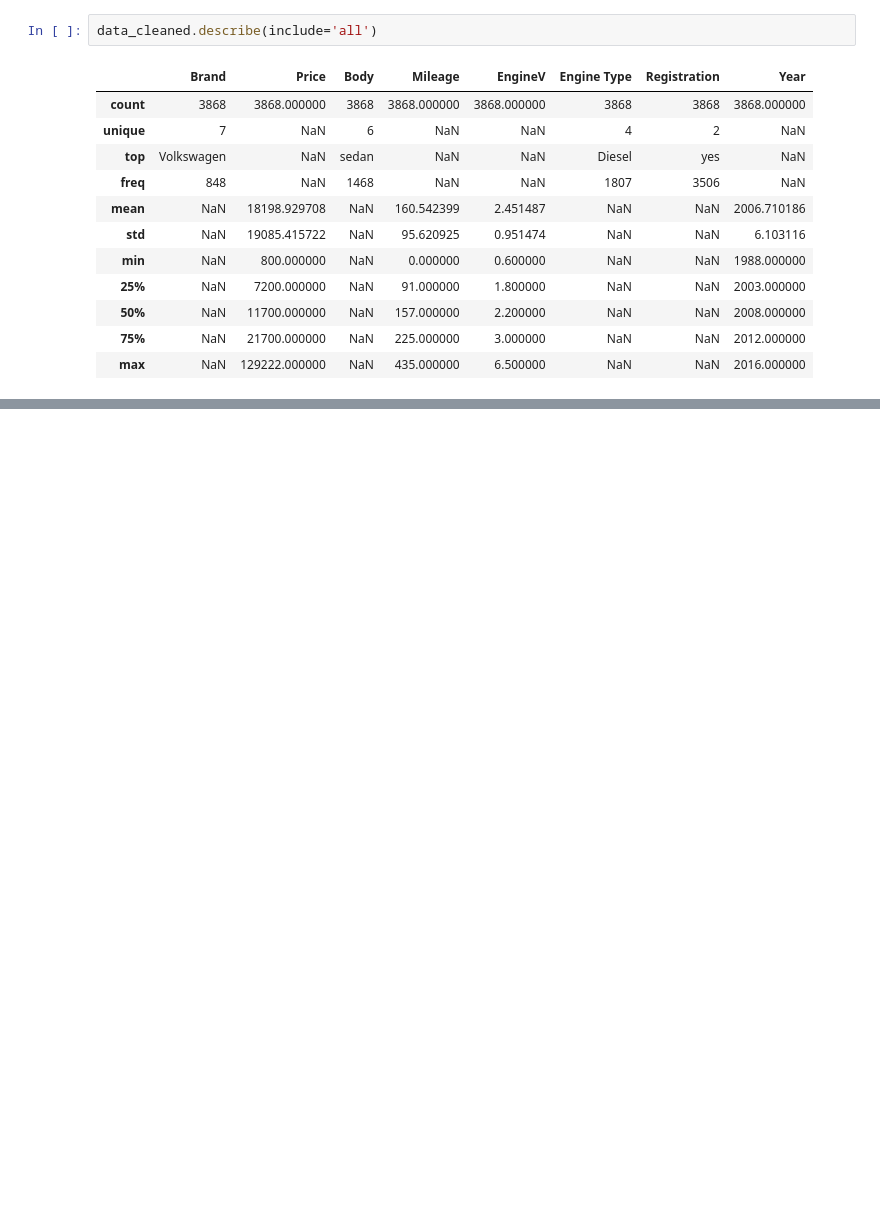
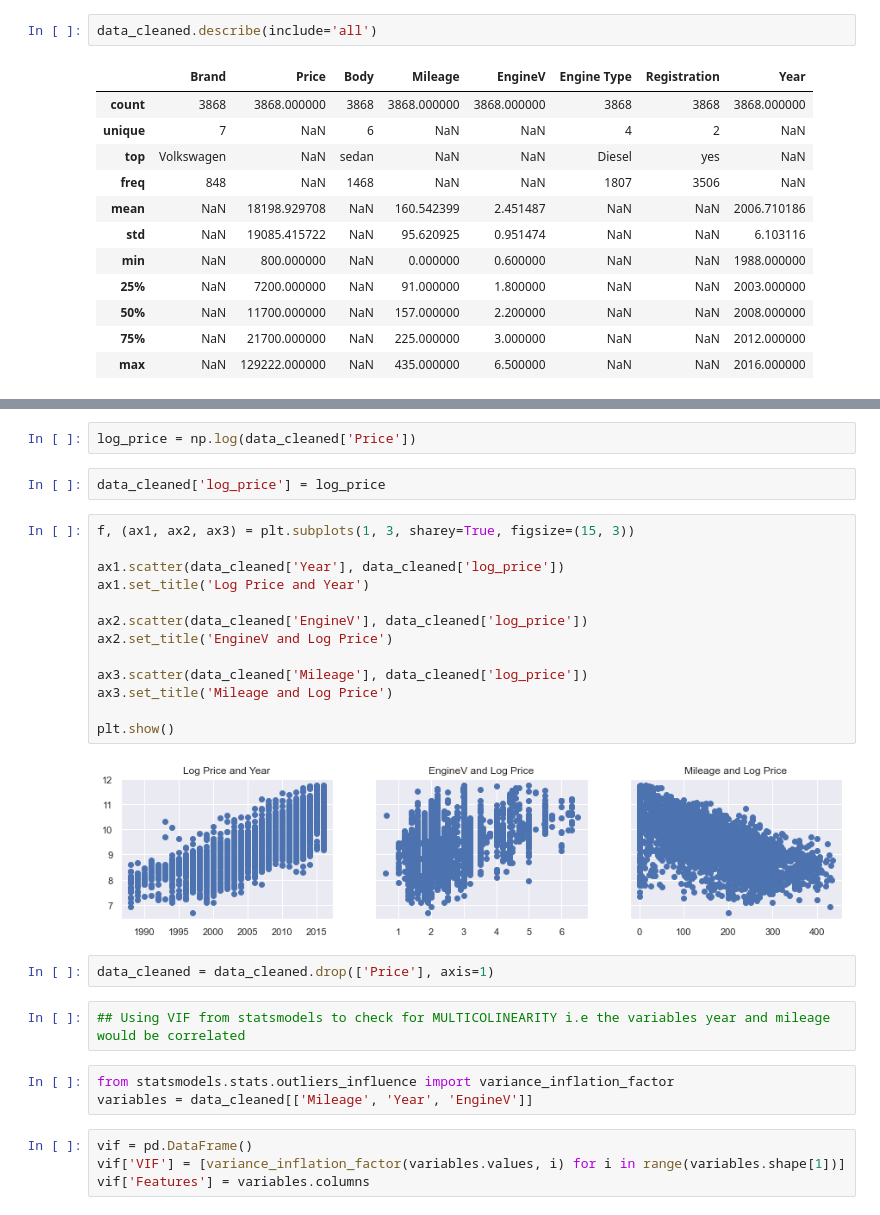
Before and after one commit to vogel2/Data-Science, a Jupyter notebook: 2 - Advanced Statistical Methods/4 - Multiple Linear Regression with sklearn/Practical Example/Regression.ipynb, the cells around one changed output, grey strips where cells are left out. Cells and saved outputs as stored; diff of their text form; blank space fills up the shorter version.

```diff
--- a/2 - Advanced Statistical Methods/4 - Multiple Linear Regression with sklearn/Practical Example/Regression.ipynb
+++ b/2 - Advanced Statistical Methods/4 - Multiple Linear Regression with sklearn/Practical Example/Regression.ipynb
@@ -131,0 +144,30 @@ ax2.set_title('EngineV and ')
+# %%
+log_price = np.log(data_cleaned['Price'])
+# %%
+data_cleaned['log_price'] = log_price
+# %%
+f, (ax1, ax2, ax3) = plt.subplots(1, 3, sharey=True, figsize=(15, 3))
+
+ax1.scatter(data_cleaned['Year'], data_cleaned['log_price'])
+ax1.set_title('Log Price and Year')
+
+ax2.scatter(data_cleaned['EngineV'], data_cleaned['log_price'])
+ax2.set_title('EngineV and Log Price')
+
+ax3.scatter(data_cleaned['Mileage'], data_cleaned['log_price'])
+ax3.set_title('Mileage and Log Price')
+
+plt.show()
+# %% [output]
+[figure, added]
+# %%
+data_cleaned = data_cleaned.drop(['Price'], axis=1)
+# %%
+## Using VIF from statsmodels to check for MULTICOLINEARITY i.e the variables year and mileage would be correlated
+# %%
+from statsmodels.stats.outliers_influence import variance_inflation_factor
+variables = data_cleaned[['Mileage', 'Year', 'EngineV']]
+# %%
+vif = pd.DataFrame()
+vif['VIF'] = [variance_inflation_factor(variables.values, i) for i in range(variables.shape[1])]
+vif['Features'] = variables.columns
```
Also changed, not shown: parts of 39 cells of this notebook.
